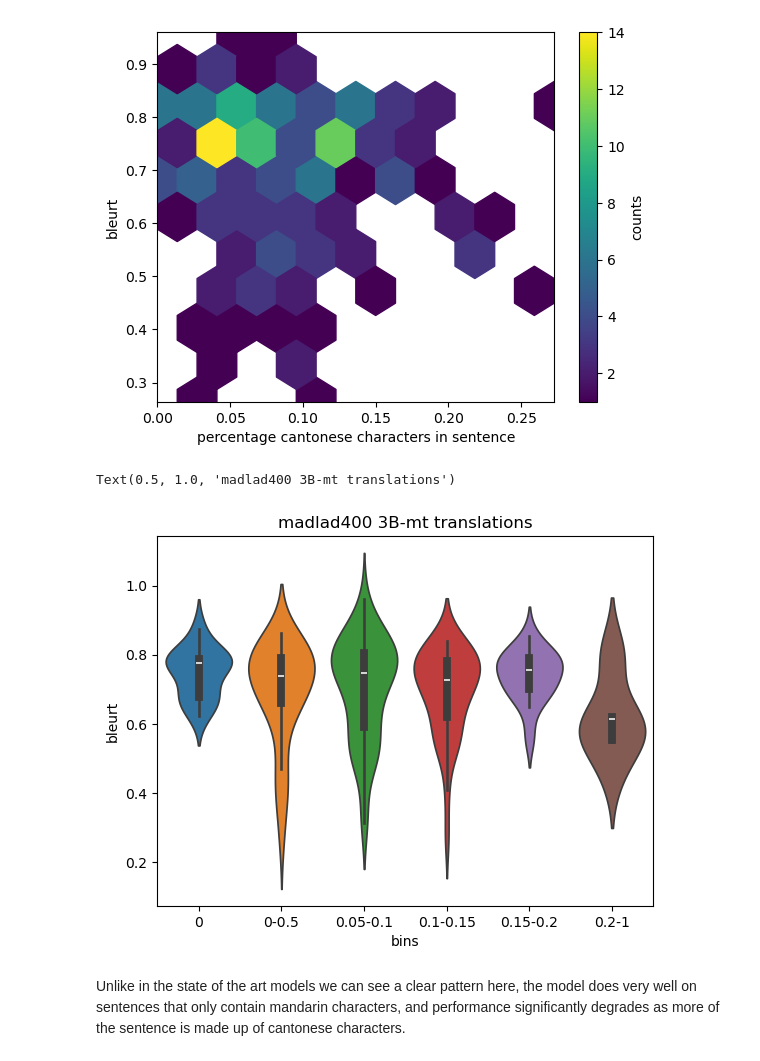
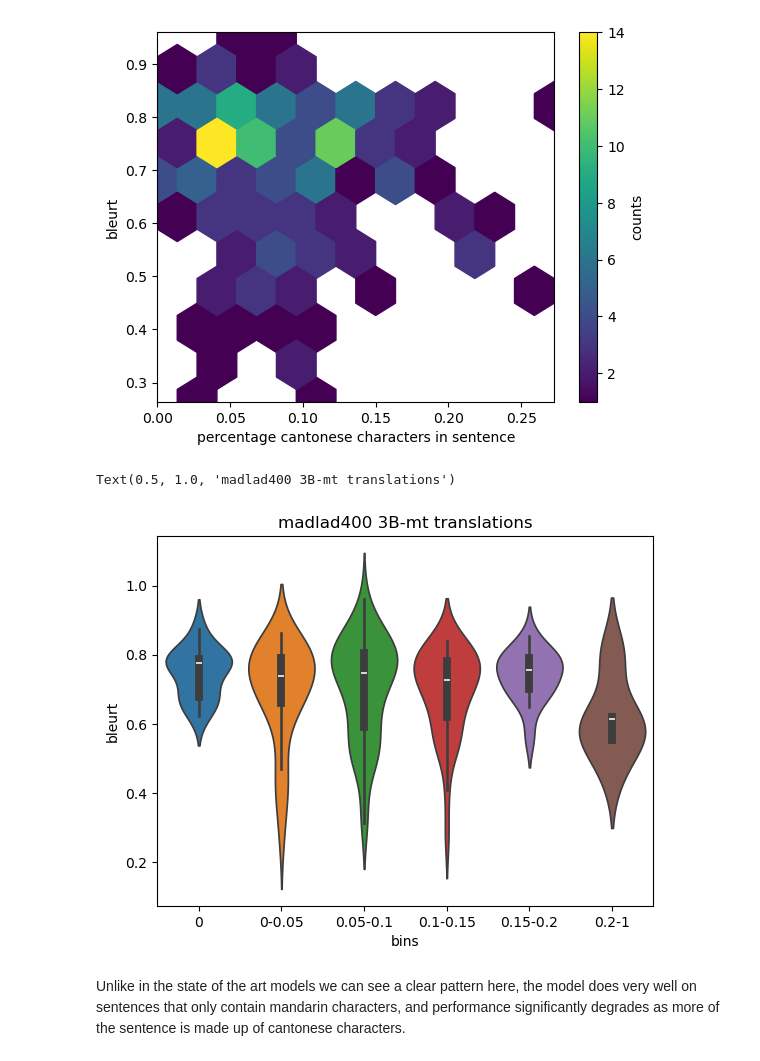
Before and after one commit to au-nlp/project-milestone-p2-group21, a Jupyter notebook: main.ipynb, the cells around one changed output. Saved outputs shown, nothing was run; the diff lists cells and outputs as text; code cells hidden in the pictures.

```diff
--- a/main.ipynb
+++ b/main.ipynb
@@ -318,22 +308,22 @@ Text(0, 0.5, 'bleurt')
 # %%
 v = np.array(madlad_relation)
 
 bin_ranges = [0, 0.001, 0.05, 0.1, 0.15, 0.2, 1]
 
 bins = [np.argwhere((v[:,0] >= bin_ranges[i]) & (v[:,0] < bin_ranges[i+1]) ) for i in range(len(bin_ranges) - 1)]
 
 ax = sns.violinplot([v[bin, 1].flatten() for bin in bins])
 xtick_labels = [str(bin_ranges[i]) + "-" + str(bin_ranges[i+1]) for i in range(len(bin_ranges)-1)]
 xtick_labels[0] = "0"
-xtick_labels[1] = "0-0.5"
+xtick_labels[1] = "0-0.05"
 ax.set_xticklabels(xtick_labels)
 
 ax.set_ylabel("bleurt")
 ax.set_xlabel("bins")
 ax.set_title("madlad400 3B-mt translations")
 # %% [output]
 Text(0.5, 1.0, 'madlad400 3B-mt translations')
-[figure, old version]
+[figure, new version]
 # %% [markdown]
 Unlike in the state of the art models we can see a clear pattern here, the model does very well on sentences that only contain mandarin characters, and performance significantly degrades as more of the sentence is made up of cantonese characters.
 # %% [markdown]
```
Also changed, not shown: parts of 14 cells of this notebook, 1 other file.
